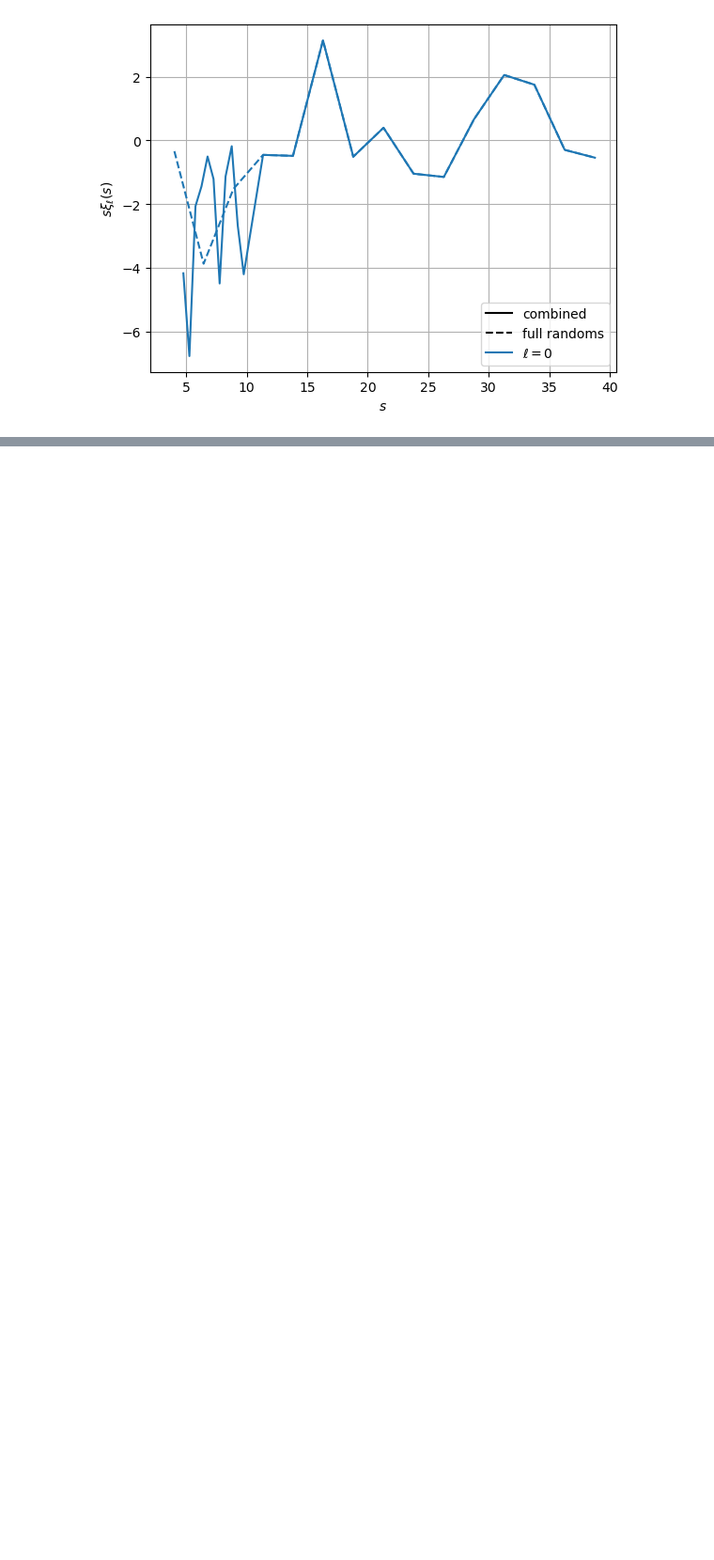
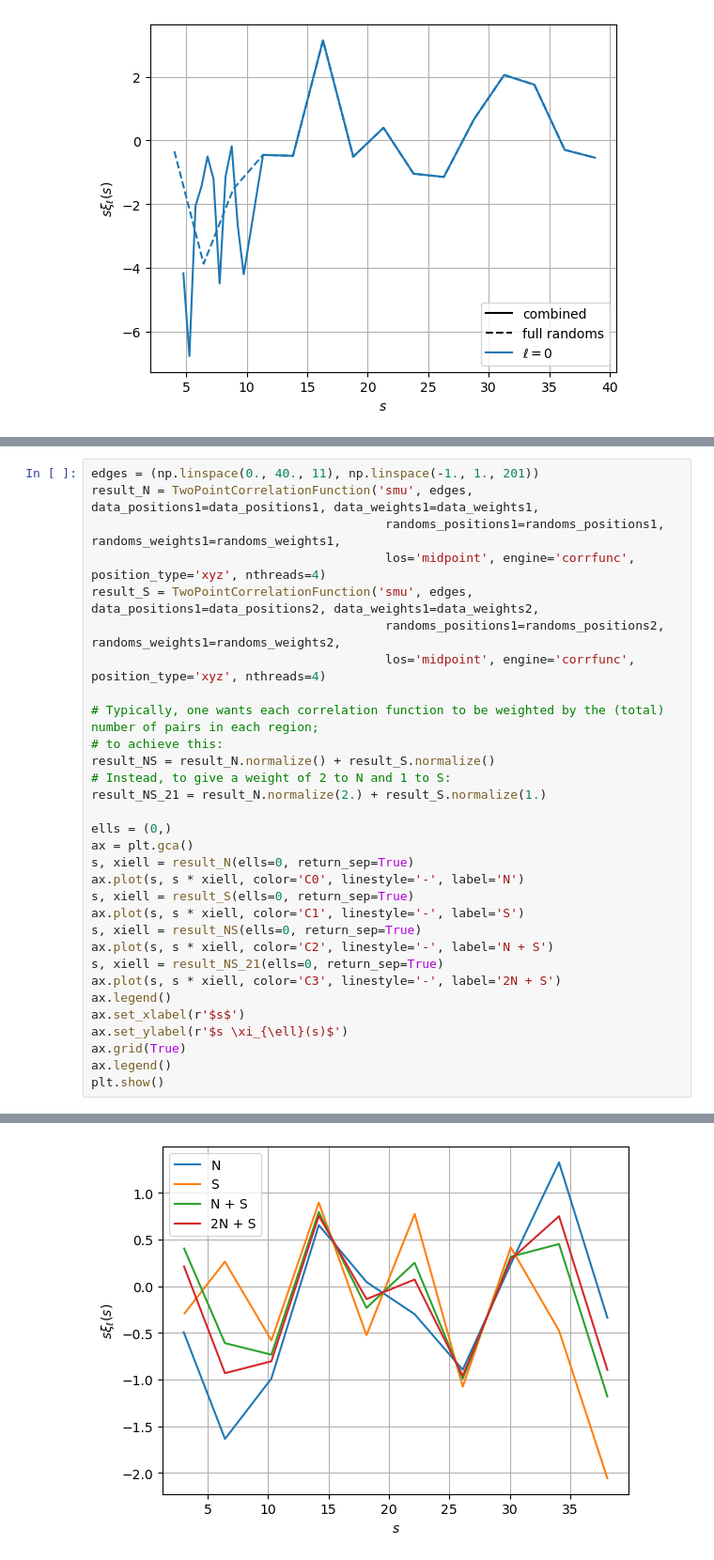
Before and after one commit to cosmodesi/pycorr, a Jupyter notebook: nb/basic_examples.ipynb, the cells around one changed output, grey strips where cells are left out. Shown at 94% size. Drawn from its saved outputs; the diff is of its cells as text; blank space fills up the shorter version.

Commit message:
adding method normalize and example in the notebook

```diff
--- a/nb/basic_examples.ipynb
+++ b/nb/basic_examples.ipynb
@@ -662,0 +665,32 @@ plt.show()
+# %%
+edges = (np.linspace(0., 40., 11), np.linspace(-1., 1., 201))
+result_N = TwoPointCorrelationFunction('smu', edges, data_positions1=data_positions1, data_weights1=data_weights1,
+                                        randoms_positions1=randoms_positions1, randoms_weights1=randoms_weights1,
+                                        los='midpoint', engine='corrfunc', position_type='xyz', nthreads=4)
+result_S = TwoPointCorrelationFunction('smu', edges, data_positions1=data_positions2, data_weights1=data_weights2,
+                                        randoms_positions1=randoms_positions2, randoms_weights1=randoms_weights2,
+                                        los='midpoint', engine='corrfunc', position_type='xyz', nthreads=4)
+
+# Typically, one wants each correlation function to be weighted by the (total) number of pairs in each region;
+# to achieve this:
+result_NS = result_N.normalize() + result_S.normalize()
+# Instead, to give a weight of 2 to N and 1 to S:
+result_NS_21 = result_N.normalize(2.) + result_S.normalize(1.)
+
+ells = (0,)
+ax = plt.gca()
+s, xiell = result_N(ells=0, return_sep=True)
+ax.plot(s, s * xiell, color='C0', linestyle='-', label='N')
+s, xiell = result_S(ells=0, return_sep=True)
+ax.plot(s, s * xiell, color='C1', linestyle='-', label='S')
+s, xiell = result_NS(ells=0, return_sep=True)
+ax.plot(s, s * xiell, color='C2', linestyle='-', label='N + S')
+s, xiell = result_NS_21(ells=0, return_sep=True)
+ax.plot(s, s * xiell, color='C3', linestyle='-', label='2N + S')
+ax.legend()
+ax.set_xlabel(r'$s$')
+ax.set_ylabel(r'$s \xi_{\ell}(s)$')
+ax.grid(True)
+ax.legend()
+plt.show()
+# %% [output]
@@ -662,0 +705 @@ plt.show()
+[figure, added]
```
Also changed, not shown: parts of 18 cells of this notebook, 5 other files.
